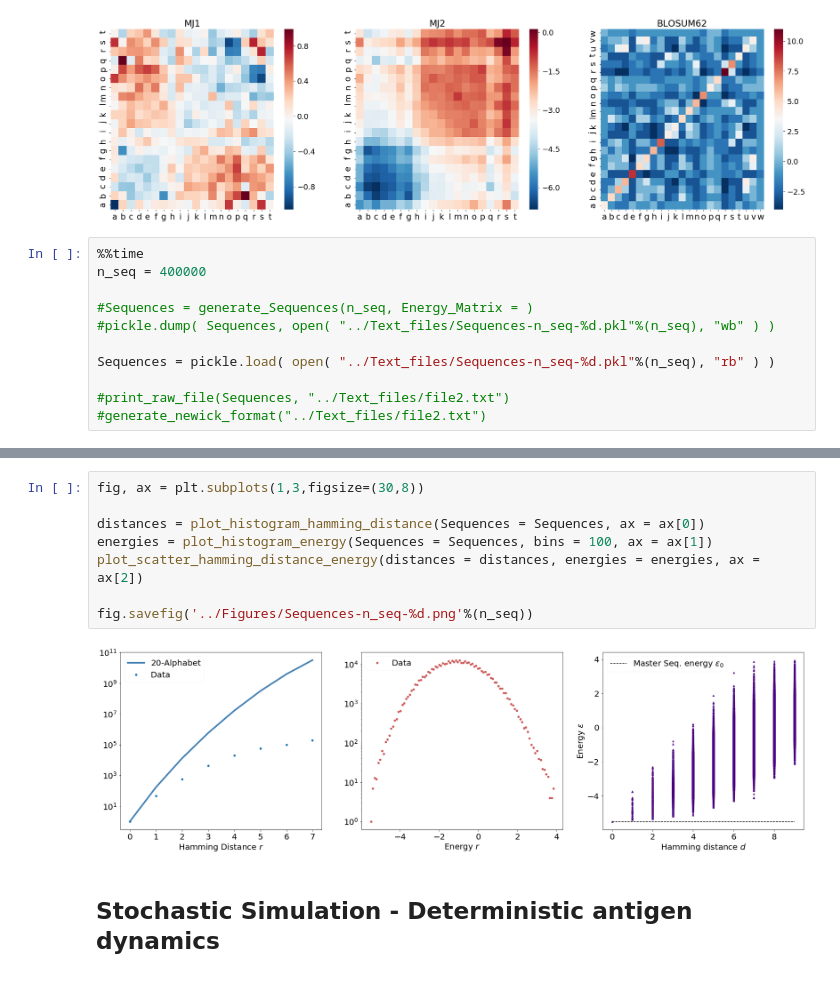
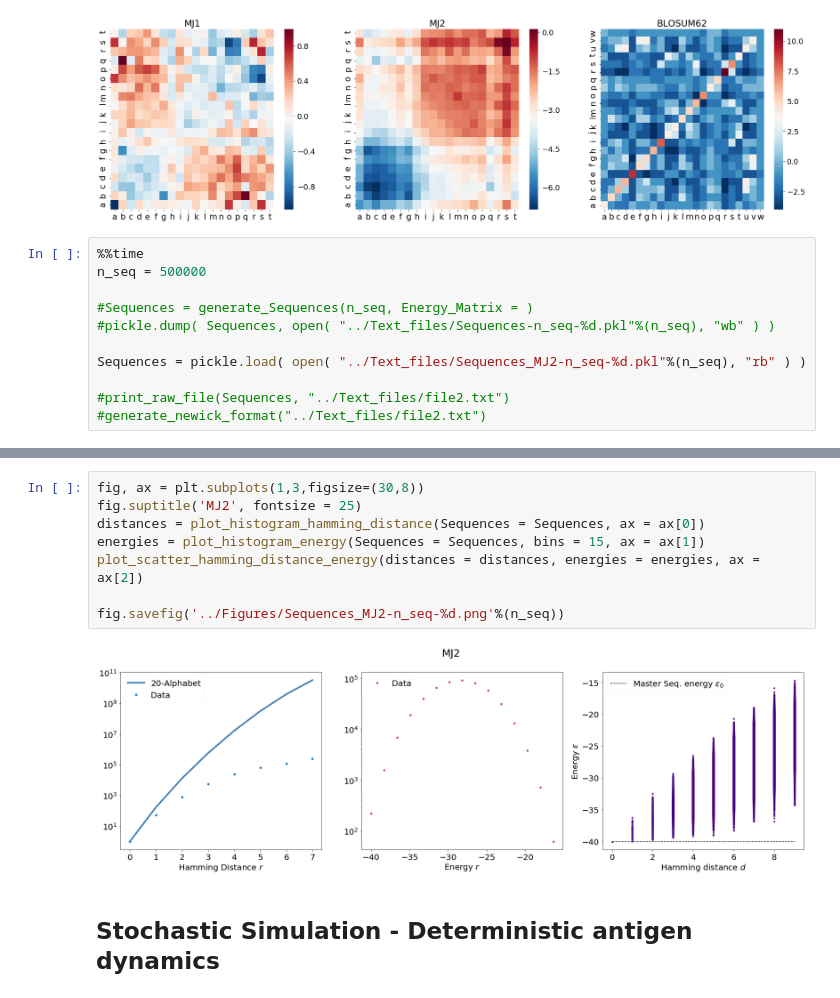
Before and after one commit to betoto008/Affinity_maturation, a Jupyter notebook: Jupyter_Notebooks/Stochastic_simulation.ipynb, the cells around one changed output, grey strips where cells are left out. Saved outputs shown, nothing was run; the diff lists cells and outputs as text.

```diff
--- a/Jupyter_Notebooks/Stochastic_simulation.ipynb
+++ b/Jupyter_Notebooks/Stochastic_simulation.ipynb
@@ -46,12 +46,12 @@ fig.savefig('../Figures/Energy_matrices.png')
 [figure]
 # %%
 %%time
-n_seq = 400000
+n_seq = 500000
 
 #Sequences = generate_Sequences(n_seq, Energy_Matrix = )
 #pickle.dump( Sequences, open( "../Text_files/Sequences-n_seq-%d.pkl"%(n_seq), "wb" ) )
 
-Sequences = pickle.load( open( "../Text_files/Sequences-n_seq-%d.pkl"%(n_seq), "rb" ) )
+Sequences = pickle.load( open( "../Text_files/Sequences_MJ2-n_seq-%d.pkl"%(n_seq), "rb" ) )
 
 #print_raw_file(Sequences, "../Text_files/file2.txt")
 #generate_newick_format("../Text_files/file2.txt")
@@ -61,13 +61,13 @@ Wall time: 2.65 s
 # %%
 fig, ax = plt.subplots(1,3,figsize=(30,8))
-
+fig.suptitle('MJ2', fontsize = 25)
 distances = plot_histogram_hamming_distance(Sequences = Sequences, ax = ax[0])
-energies = plot_histogram_energy(Sequences = Sequences, bins = 100, ax = ax[1])
+energies = plot_histogram_energy(Sequences = Sequences, bins = 15, ax = ax[1])
 plot_scatter_hamming_distance_energy(distances = distances, energies = energies, ax = ax[2])
 
-fig.savefig('../Figures/Sequences-n_seq-%d.png'%(n_seq))
+fig.savefig('../Figures/Sequences_MJ2-n_seq-%d.png'%(n_seq))
 # %% [output]
-[figure, old version]
+[figure, new version]
 # %% [markdown]
 ## Stochastic Simulation - Deterministic antigen dynamics
 # %%
```
Also changed, not shown: parts of 2 cells of this notebook, 7 other files.
